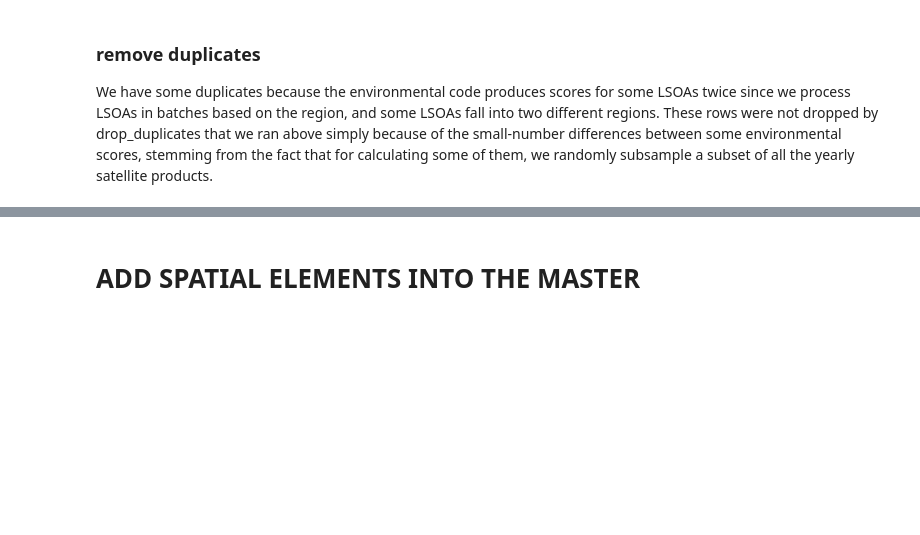
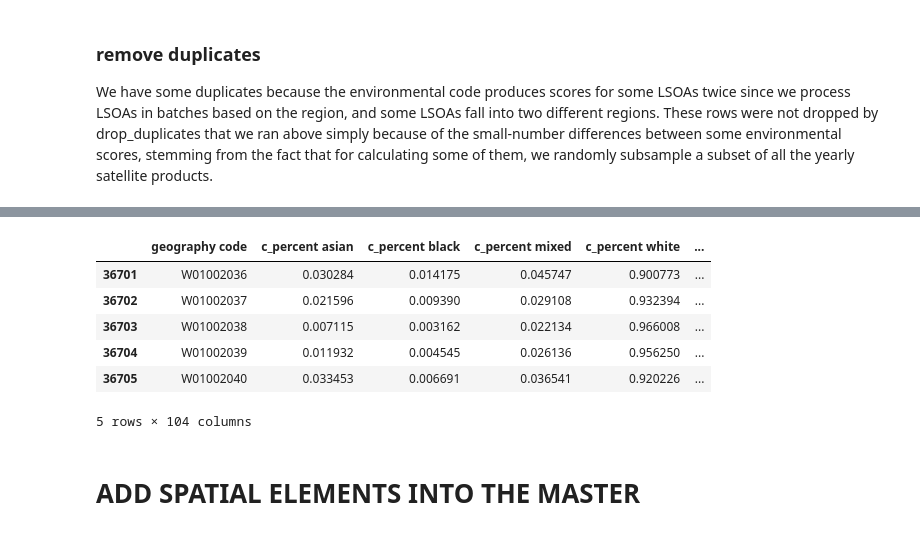
Before and after one commit to sanja7s/MedSat, a Jupyter notebook: code/collate_data/data_master.ipynb, the cells around one changed output, grey strips where cells are left out. Drawn from its saved outputs; the diff is of its cells as text; code cells hidden in the pictures; blank space fills up the shorter version.

```diff
--- a/code/collate_data/data_master.ipynb
+++ b/code/collate_data/data_master.ipynb
@@ -71,3 +71,13 @@ len(data), len(data.drop_duplicates()), len(set(data.index)), len(data['geograph
+# %%
+data.tail()
+# %% [output]
+|  | geography code | c_percent asian | c_percent black | c_percent mixed | c_percent white | ... |
+| 36701 | W01002036 | 0.030284 | 0.014175 | 0.045747 | 0.900773 | ... |
+| 36702 | W01002037 | 0.021596 | 0.009390 | 0.029108 | 0.932394 | ... |
+| 36703 | W01002038 | 0.007115 | 0.003162 | 0.022134 | 0.966008 | ... |
+| 36704 | W01002039 | 0.011932 | 0.004545 | 0.026136 | 0.956250 | ... |
+| 36705 | W01002040 | 0.033453 | 0.006691 | 0.036541 | 0.920226 | ... |
+5 rows × 104 columns
 # %% [markdown]
 # ADD SPATIAL ELEMENTS INTO THE MASTER
 # %% [markdown]
```
Also changed, not shown: parts of 9 cells of this notebook, 7 other files.
